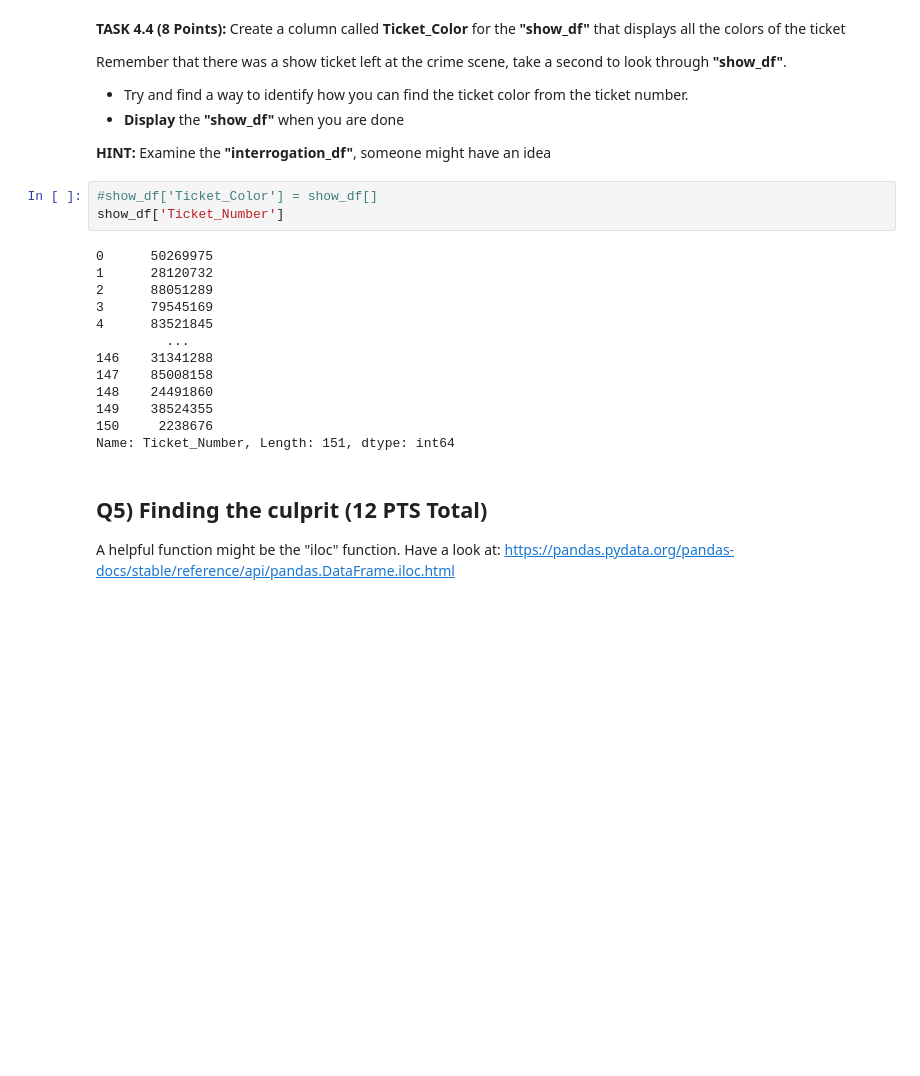
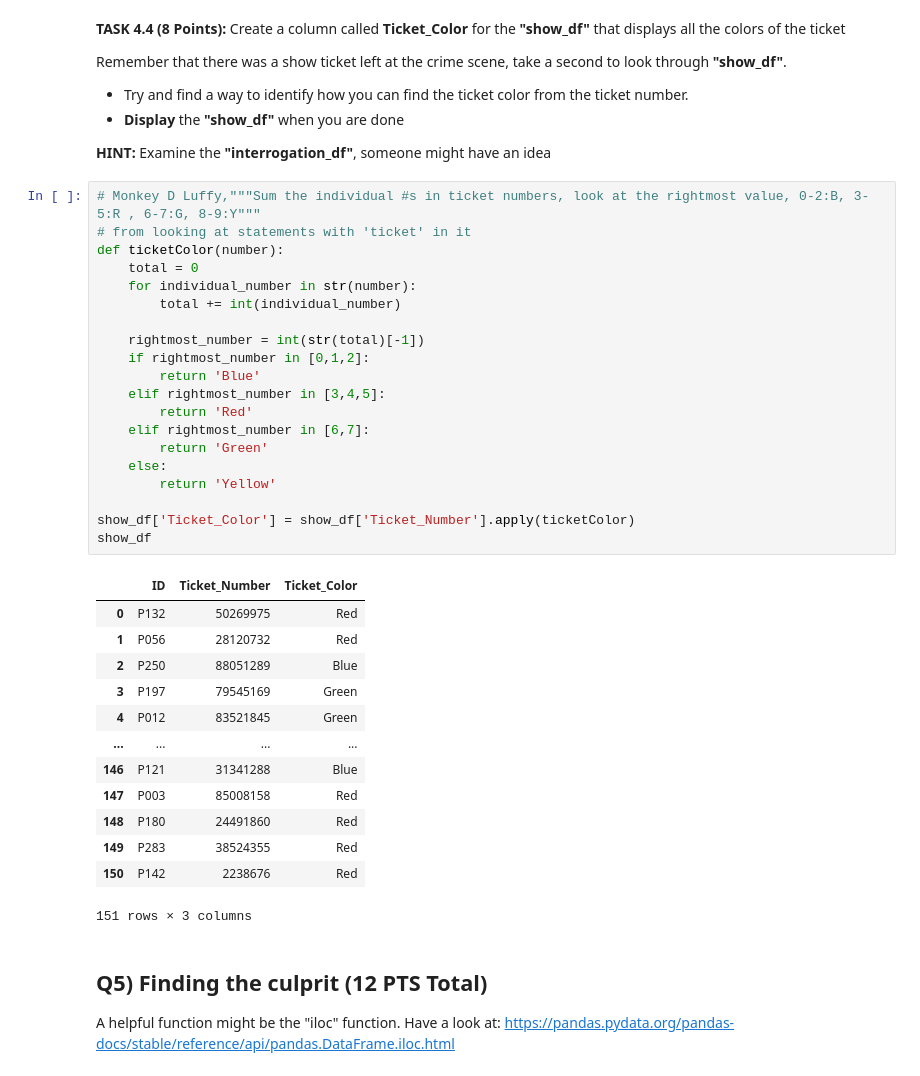
Before and after one commit to Jhoff721/hw_cmsc320, a Jupyter notebook: CMSC320_HW3_Spring2025.ipynb, the cells around one changed output. Saved outputs shown, nothing was run; the diff lists cells and outputs as text; blank space fills up the shorter version.

```diff
--- a/CMSC320_HW3_Spring2025.ipynb
+++ b/CMSC320_HW3_Spring2025.ipynb
@@ -535,22 +536,40 @@ Remember that there was a show ticket left at the crime scene, take a second to
 - **Display** the **"show_df"** when you are done
 
 **HINT:** Examine the **"interrogation_df"**, someone might have an idea
-# %%
-#show_df['Ticket_Color'] = show_df[]
-show_df['Ticket_Number']
-# %% [output]
-0      50269975
-1      28120732
-2      88051289
-3      79545169
-4      83521845
-         ...
-146    31341288
-147    85008158
-148    24491860
-149    38524355
-150     2238676
-Name: Ticket_Number, Length: 151, dtype: int64
+# %%
+# Monkey D Luffy,"""Sum the individual #s in ticket numbers, look at the rightmost value, 0-2:B, 3-5:R , 6-7:G, 8-9:Y"""
+# from looking at statements with 'ticket' in it
+def ticketColor(number):
+    total = 0
+    for individual_number in str(number):
+        total += int(individual_number)
+
+    rightmost_number = int(str(total)[-1])
+    if rightmost_number in [0,1,2]:
+        return 'Blue'
+    elif rightmost_number in [3,4,5]:
+        return 'Red'
+    elif rightmost_number in [6,7]:
+        return 'Green'
+    else:
+        return 'Yellow'
+
+show_df['Ticket_Color'] = show_df['Ticket_Number'].apply(ticketColor)
+show_df
+# %% [output]
+|  | ID | Ticket_Number | Ticket_Color |
+| 0 | P132 | 50269975 | Red |
+| 1 | P056 | 28120732 | Red |
+| 2 | P250 | 88051289 | Blue |
+| 3 | P197 | 79545169 | Green |
+| 4 | P012 | 83521845 | Green |
+| ... | ... | ... | ... |
+| 146 | P121 | 31341288 | Blue |
+| 147 | P003 | 85008158 | Red |
+| 148 | P180 | 24491860 | Red |
+| 149 | P283 | 38524355 | Red |
+| 150 | P142 | 2238676 | Red |
+151 rows × 3 columns
 # %% [markdown]
 ## Q5) Finding the culprit (12 PTS Total)
 
```
Also changed, not shown: parts of 4 cells of this notebook.
